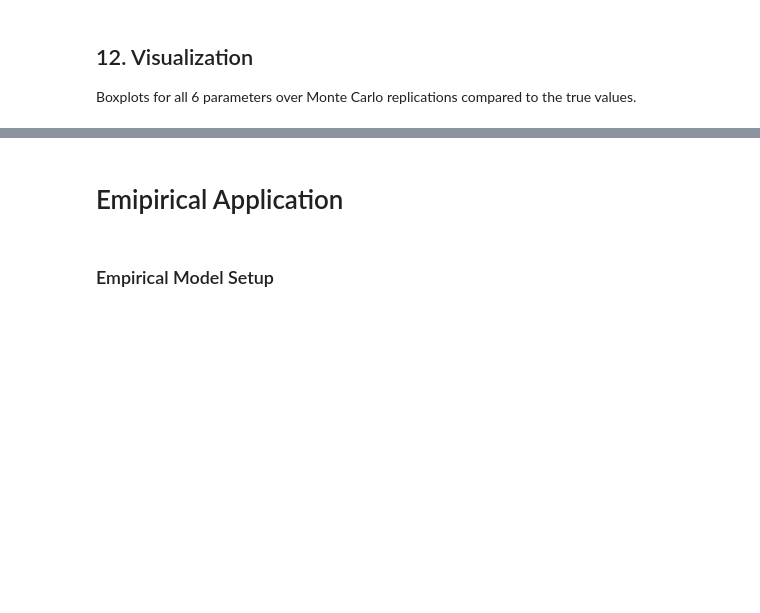
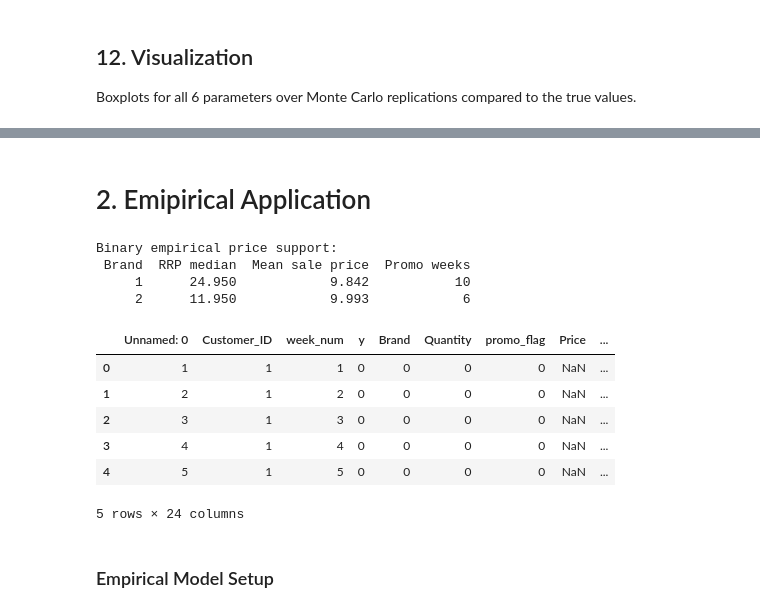
Before and after one commit to OEiberg/dp_ucph_oe, a Jupyter notebook: Term Paper OEJ x SRL/nfxp_original.ipynb, the cells around one changed output, grey strips where cells are left out. Drawn from its saved outputs; the diff is of its cells as text; code cells hidden in the pictures; blank space fills up the shorter version.

```diff
--- a/Term Paper OEJ x SRL/nfxp_original.ipynb
+++ b/Term Paper OEJ x SRL/nfxp_original.ipynb
@@ -604,9 +645,8 @@ plt.show()
 # %% [markdown]
-# Emipirical Application
+# 2. Emipirical Application
 # %%
 SCANNER_DATA = "/Users/olivereiberg/Documents/Economics/MA/2_Semester/Data/panel_with_state.csv"
 PRICE_PROMO_DATA = "/Users/olivereiberg/Documents/Economics/MA/2_Semester/Data/Price_Promo.xlsx"
-NETTO_DF_EXPORT_PATH = Path("/Users/olivereiberg/Documents/Economics/MA/2_Semester/Data/netto_df.csv")
 
 EMPIRICAL_BRANDS = [1, 2]
 EMPIRICAL_PRICE_COLUMNS = {
@@ -693,33 +733,45 @@ print(empirical_binary_price_summary.to_string(index=False, float_format=lambda
 
 price_promo_merge_columns = [
     "WeekNum",
     "RRP_Brand_1",
     "Discount_Brand_1",
     "Mean_Discount_Brand_1",
     "Promo_Brand_1",
     "Brand_1_price",
     "RRP_Brand_2",
     "Discount_Brand_2",
     "Mean_Discount_Brand_2",
     "Promo_Brand_2",
     "Brand_2_price",
 ]
 
 # Join weekly price/promo data onto scanner panel
 netto_df = netto_df.merge(
     price_promo_df[price_promo_merge_columns],
     left_on="week_num",
     right_on="WeekNum",
     how="left",
     validate="many_to_one",
 )
 
 # Keep only rows with both alternative prices available
 netto_df = netto_df.loc[
     netto_df["Brand_1_price"].notna() & netto_df["Brand_2_price"].notna()
 ].copy()
 
 netto_df.head()
+# %% [output]
+Binary empirical price support:
+ Brand  RRP median  Mean sale price  Promo weeks
+     1      24.950            9.842           10
+     2      11.950            9.993            6
+|  | Unnamed: 0 | Customer_ID | week_num | y | Brand | Quantity | promo_flag | Price | ... |
+| 0 | 1 | 1 | 1 | 0 | 0 | 0 | 0 | NaN | ... |
+| 1 | 2 | 1 | 2 | 0 | 0 | 0 | 0 | NaN | ... |
+| 2 | 3 | 1 | 3 | 0 | 0 | 0 | 0 | NaN | ... |
+| 3 | 4 | 1 | 4 | 0 | 0 | 0 | 0 | NaN | ... |
+| 4 | 5 | 1 | 5 | 0 | 0 | 0 | 0 | NaN | ... |
+5 rows × 24 columns
 # %% [markdown]
 ### Empirical Model Setup
 # %%
```
Also changed, not shown: parts of 15 cells of this notebook, 17 other files.
